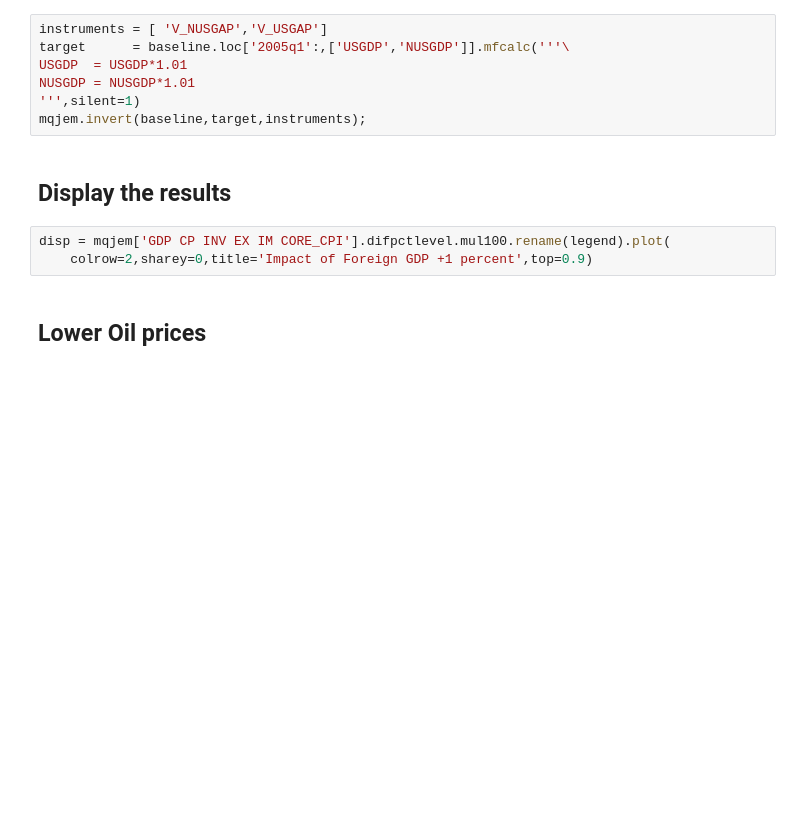
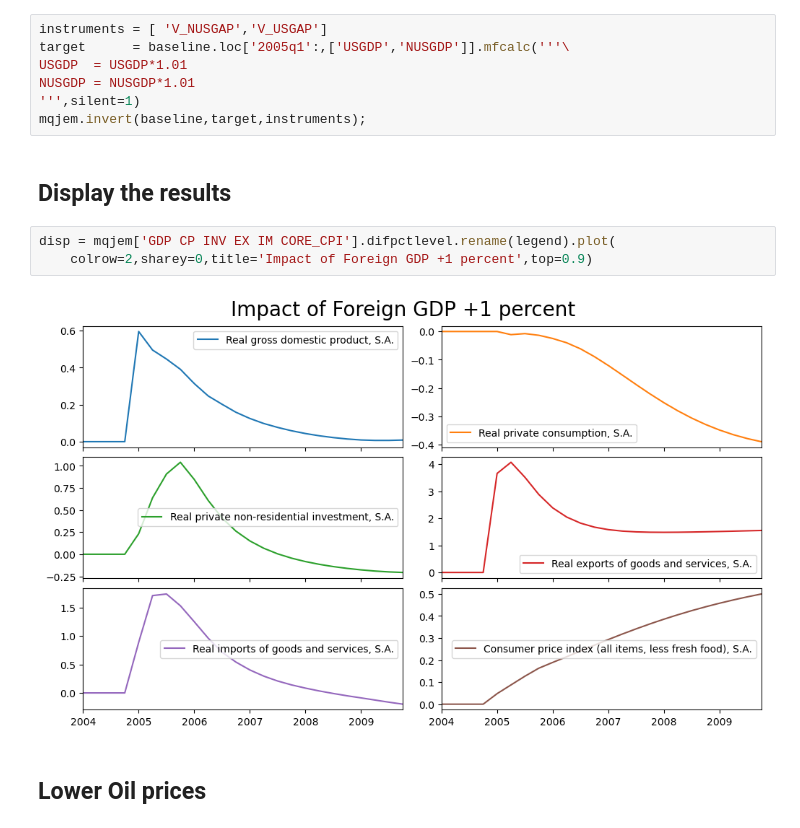
Before and after one commit to IbHansen/Modelflow2, a Jupyter notebook: Examples/Bank of Japan - Quarterly Japanese Economic Model/Q-JEM experiments.ipynb, the cells around one changed output. Saved outputs shown, nothing was run; the diff lists cells and outputs as text; blank space fills up the shorter version.

```diff
--- a/Examples/Bank of Japan - Quarterly Japanese Economic Model/Q-JEM experiments.ipynb
+++ b/Examples/Bank of Japan - Quarterly Japanese Economic Model/Q-JEM experiments.ipynb
@@ -58,8 +60,10 @@ mqjem.invert(baseline,target,instruments);
 # %% [markdown]
 ## Display the results
 # %%
-disp = mqjem['GDP CP INV EX IM CORE_CPI'].difpctlevel.mul100.rename(legend).plot(
+disp = mqjem['GDP CP INV EX IM CORE_CPI'].difpctlevel.rename(legend).plot(
     colrow=2,sharey=0,title='Impact of Foreign GDP +1 percent',top=0.9)
+# %% [output]
+[figure, added]
 # %% [markdown]
 ## Lower Oil prices
 # %%
```
Also changed, not shown: parts of 11 cells of this notebook, 4 other files.
